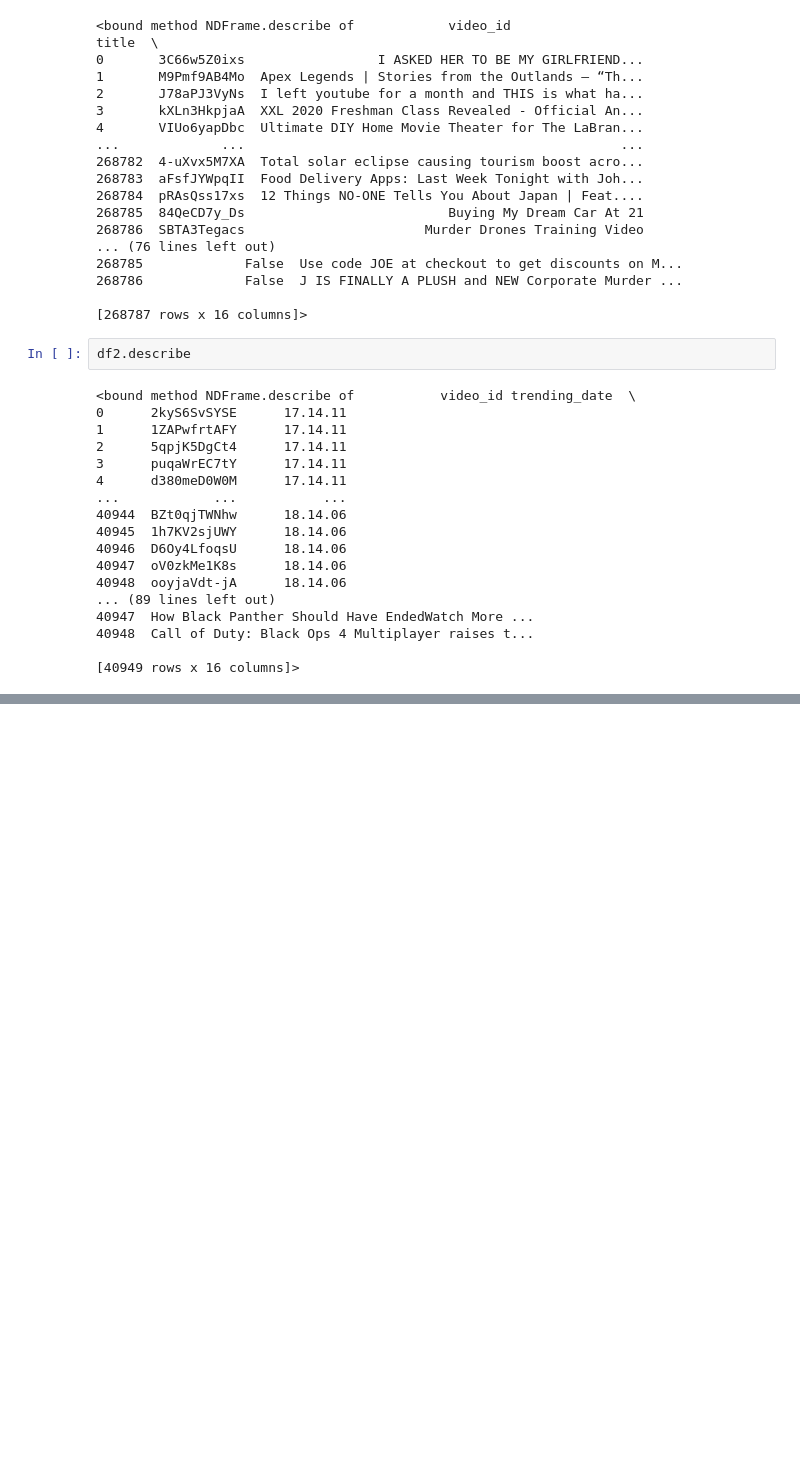
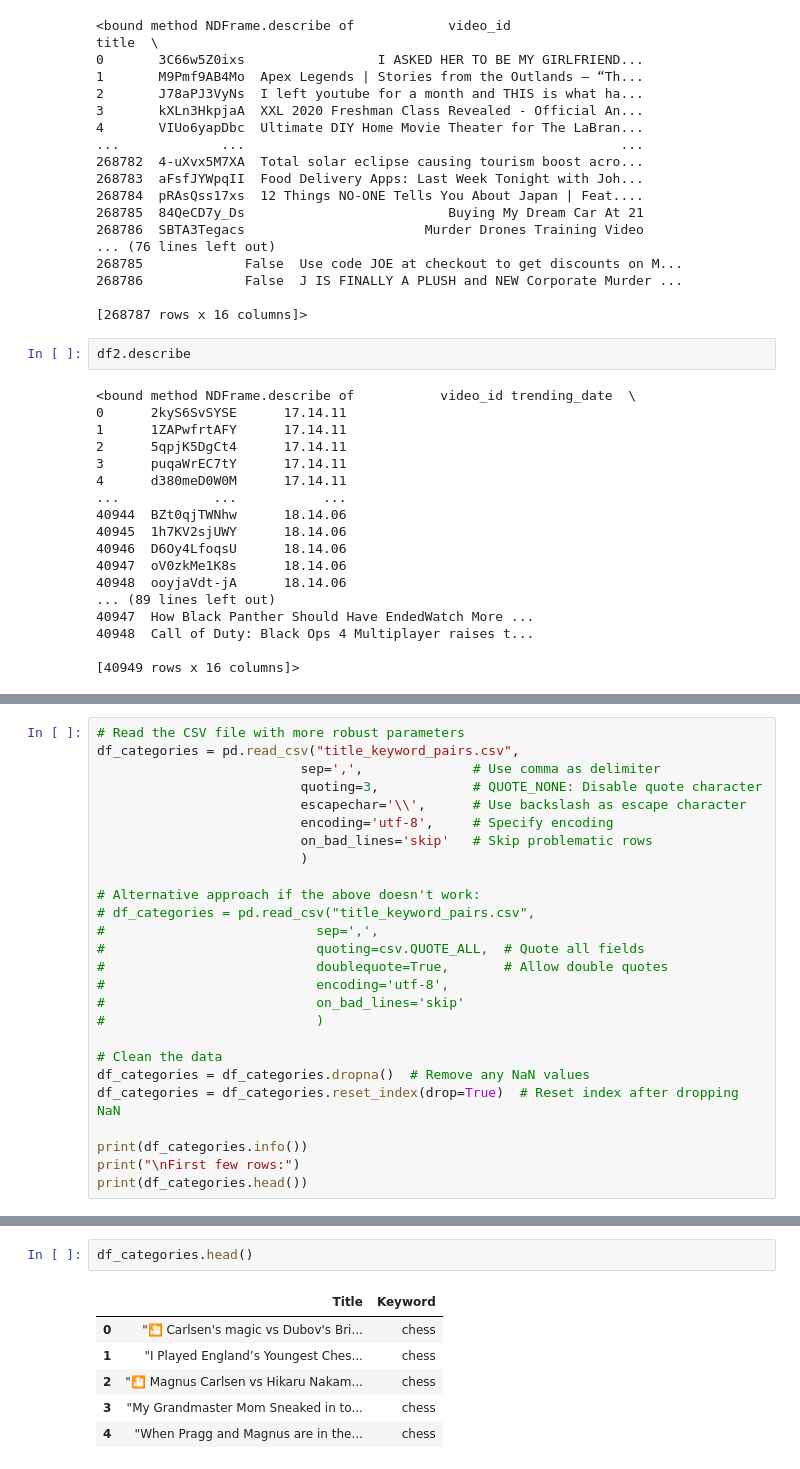
Before and after one commit to Saarthakkj/detoxify_yt, a Jupyter notebook: main.ipynb, the cells around one changed output, grey strips where cells are left out. Cells and saved outputs as stored; diff of their text form; blank space fills up the shorter version.

```diff
--- a/main.ipynb
+++ b/main.ipynb
@@ -206,0 +208,26 @@ Name: title, Length: 306831, dtype: object>
+# %%
+# Read the CSV file with more robust parameters
+df_categories = pd.read_csv("title_keyword_pairs.csv",
+                          sep=',',              # Use comma as delimiter
+                          quoting=3,            # QUOTE_NONE: Disable quote character
+                          escapechar='\\',      # Use backslash as escape character
+                          encoding='utf-8',     # Specify encoding
+                          on_bad_lines='skip'   # Skip problematic rows
+                          )
+
+# Alternative approach if the above doesn't work:
+# df_categories = pd.read_csv("title_keyword_pairs.csv",
+#                           sep=',',
+#                           quoting=csv.QUOTE_ALL,  # Quote all fields
+#                           doublequote=True,       # Allow double quotes
+#                           encoding='utf-8',
+#                           on_bad_lines='skip'
+#                           )
+
+# Clean the data
+df_categories = df_categories.dropna()  # Remove any NaN values
+df_categories = df_categories.reset_index(drop=True)  # Reset index after dropping NaN
+
+print(df_categories.info())
+print("\nFirst few rows:")
+print(df_categories.head())
@@ -206,0 +253,9 @@ Name: title, Length: 306831, dtype: object>
+# %%
+df_categories.head()
+# %% [output]
+|  | Title | Keyword |
+| 0 | "🎦 Carlsen's magic vs Dubov's Bri... | chess |
+| 1 | "I Played England’s Youngest Ches... | chess |
+| 2 | "🎦 Magnus Carlsen vs Hikaru Nakam... | chess |
+| 3 | "My Grandmaster Mom Sneaked in to... | chess |
+| 4 | "When Pragg and Magnus are in the... | chess |
```
Also changed, not shown: parts of 25 cells of this notebook, 6 other files.
